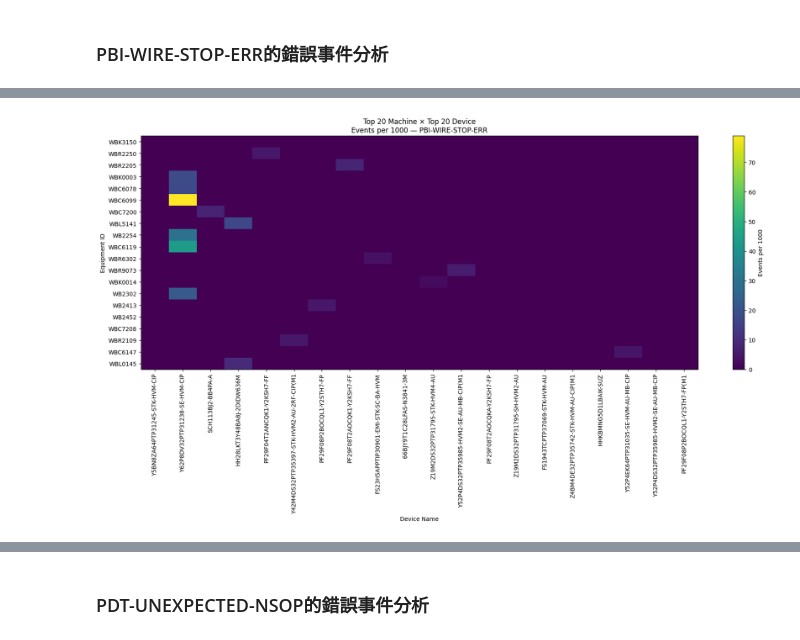
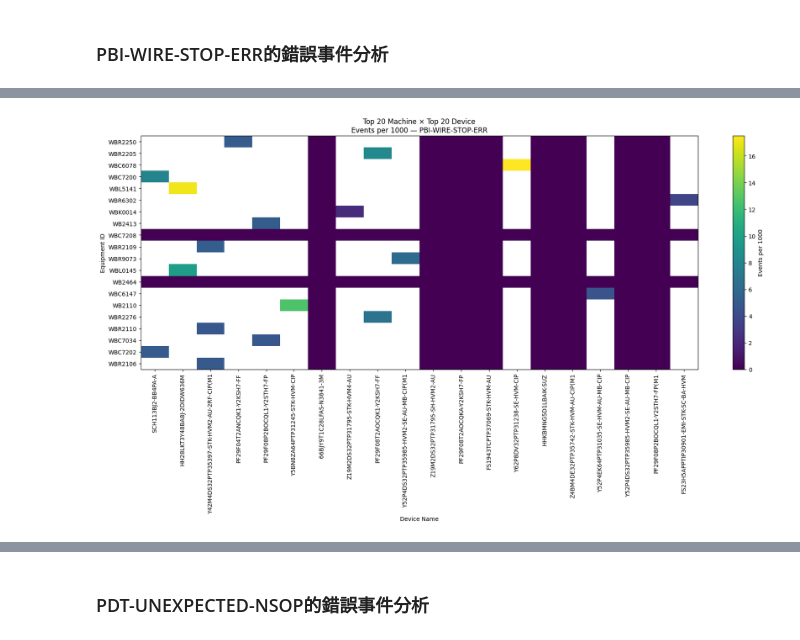
Before and after one commit to aceaceace123/test0804, a Jupyter notebook: WBMachine_ErrorEventAnalyze.ipynb, the cells around one changed output, grey strips where cells are left out. Drawn from its saved outputs; the diff is of its cells as text; code cells hidden in the pictures.

```diff
--- a/WBMachine_ErrorEventAnalyze.ipynb
+++ b/WBMachine_ErrorEventAnalyze.ipynb
@@ -590,8 +649,8 @@ machine_device_summary_PBI_WIRE_STOP_ERR["event_per_1000"] = np.where(
 # --------------------------------------------------
 # 7. 篩選掉太低的in_qty數量
 # --------------------------------------------------
-minimum_lot_count_PBI_WIRE_STOP_ERR=machine_device_summary_PBI_WIRE_STOP_ERR['in_qty'].quantile(0.25)
-machine_device_summary_PBI_WIRE_STOP_ERRP=machine_device_summary_PBI_WIRE_STOP_ERR[machine_device_summary_PBI_WIRE_STOP_ERR['in_qty']>=minimum_lot_count_PBI_WIRE_STOP_ERR]
+minimum_inqty_count_PBI_WIRE_STOP_ERR=machine_device_summary_PBI_WIRE_STOP_ERR['in_qty'].quantile(0.25)
+machine_device_summary_PBI_WIRE_STOP_ERR=machine_device_summary_PBI_WIRE_STOP_ERR[machine_device_summary_PBI_WIRE_STOP_ERR['in_qty']>=minimum_inqty_count_PBI_WIRE_STOP_ERR]
 # --------------------------------------------------
 # 8. 排序
 # --------------------------------------------------
@@ -653,7 +712,7 @@ heatmap_pivot_PBI_WIRE_STOP_ERR = heatmap_data_PBI_WIRE_STOP_ERR.pivot(
     index="equip_id",
     columns="device_name",
     values="event_per_1000"
-).fillna(0)
+)
 
 # 按照原本 Top 20 排名順序排列
 heatmap_pivot_PBI_WIRE_STOP_ERR = heatmap_pivot_PBI_WIRE_STOP_ERR.reindex(
@@ -668,31 +727,31 @@ fig, ax = plt.subplots(figsize=(18, 10))
 image = ax.imshow(
     heatmap_pivot_PBI_WIRE_STOP_ERR.values,
     aspect="auto"
 )
 
 # 設定 X 軸產品名稱
 ax.set_xticks(range(len(heatmap_pivot_PBI_WIRE_STOP_ERR.columns)))
 ax.set_xticklabels(
     heatmap_pivot_PBI_WIRE_STOP_ERR.columns,
     rotation=90
 )
 
 # 設定 Y 軸機台名稱
 ax.set_yticks(range(len(heatmap_pivot_PBI_WIRE_STOP_ERR.index)))
 ax.set_yticklabels(heatmap_pivot_PBI_WIRE_STOP_ERR.index)
 
 ax.set_xlabel("Device Name")
 ax.set_ylabel("Equipment ID")
 ax.set_title(
     f"Top 20 Machine × Top 20 Device\n"
     f"Events per 1000 — {event}"
 )
 
 # 加入色階說明
 colorbar = fig.colorbar(image, ax=ax)
 colorbar.set_label("Events per 1000")
 
 plt.tight_layout()
 plt.show()
 # %% [output]
-[figure, old version]
+[figure, new version]
```
Also changed, not shown: parts of 11 cells of this notebook.
